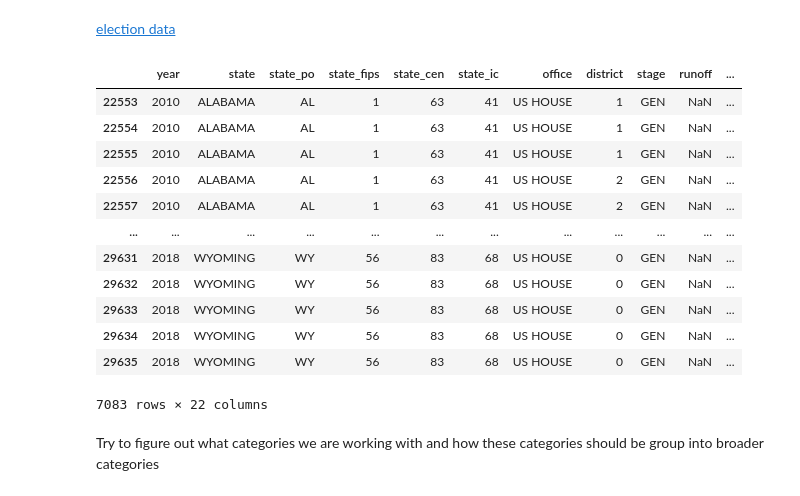
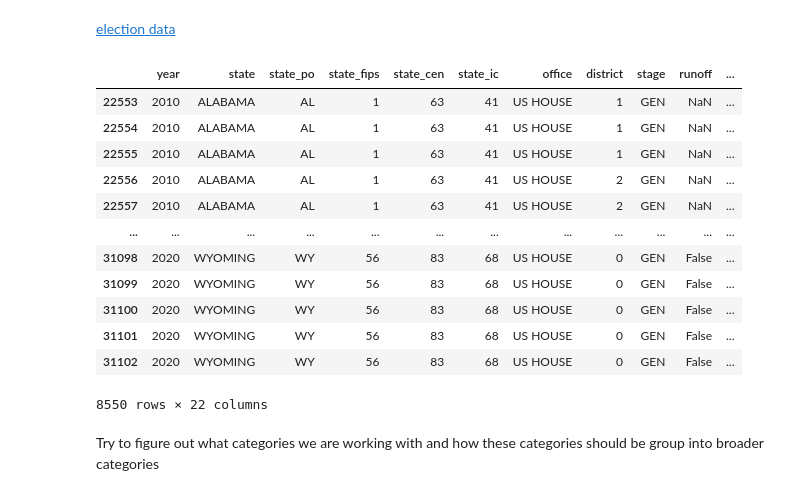
Before and after one commit to AndrewTrackim/cmsc320-final, a Jupyter notebook: final_tutorial.ipynb, the cells around one changed output. Saved outputs shown, nothing was run; the diff lists cells and outputs as text; code cells hidden in the pictures.

```diff
--- a/final_tutorial.ipynb
+++ b/final_tutorial.ipynb
@@ -45,31 +45,31 @@ house_data
 # %% [markdown]
 [election data](https://dataverse.harvard.edu/dataset.xhtml?persistentId=doi:10.7910/DVN/IG0UN2)
 # %%
-election_data = pd.read_csv('https://github.com/AndrewTrackim/cmsc320-final/raw/master/house-expenditure/1976-2020-house.csv')
+election_data = pd.read_csv('house-expenditure/1976-2020-house.csv')
 
 # filter out the years before 2009 and after 2018
 election_data = election_data[election_data['year'] >= 2009]
-election_data = election_data[election_data['year'] <= 2018]
+election_data = election_data[election_data['year'] <= 2020]
 
 #split candidate names into first and last
 election_data['first_name'] = election_data['candidate'].apply(lambda x: x.split(' ')[0])
 election_data['last_name'] = election_data['candidate'].apply(lambda x: x.split(' ')[-1])
 
 election_data
 # %% [output]
 |  | year | state | state_po | state_fips | state_cen | state_ic | office | district | stage | runoff | ... |
 | 22553 | 2010 | ALABAMA | AL | 1 | 63 | 41 | US HOUSE | 1 | GEN | NaN | ... |
 | 22554 | 2010 | ALABAMA | AL | 1 | 63 | 41 | US HOUSE | 1 | GEN | NaN | ... |
 | 22555 | 2010 | ALABAMA | AL | 1 | 63 | 41 | US HOUSE | 1 | GEN | NaN | ... |
 | 22556 | 2010 | ALABAMA | AL | 1 | 63 | 41 | US HOUSE | 2 | GEN | NaN | ... |
 | 22557 | 2010 | ALABAMA | AL | 1 | 63 | 41 | US HOUSE | 2 | GEN | NaN | ... |
 | ... | ... | ... | ... | ... | ... | ... | ... | ... | ... | ... | ... |
-| 29631 | 2018 | WYOMING | WY | 56 | 83 | 68 | US HOUSE | 0 | GEN | NaN | ... |
-| 29632 | 2018 | WYOMING | WY | 56 | 83 | 68 | US HOUSE | 0 | GEN | NaN | ... |
-| 29633 | 2018 | WYOMING | WY | 56 | 83 | 68 | US HOUSE | 0 | GEN | NaN | ... |
-| 29634 | 2018 | WYOMING | WY | 56 | 83 | 68 | US HOUSE | 0 | GEN | NaN | ... |
-| 29635 | 2018 | WYOMING | WY | 56 | 83 | 68 | US HOUSE | 0 | GEN | NaN | ... |
+| 31098 | 2020 | WYOMING | WY | 56 | 83 | 68 | US HOUSE | 0 | GEN | False | ... |
+| 31099 | 2020 | WYOMING | WY | 56 | 83 | 68 | US HOUSE | 0 | GEN | False | ... |
+| 31100 | 2020 | WYOMING | WY | 56 | 83 | 68 | US HOUSE | 0 | GEN | False | ... |
+| 31101 | 2020 | WYOMING | WY | 56 | 83 | 68 | US HOUSE | 0 | GEN | False | ... |
+| 31102 | 2020 | WYOMING | WY | 56 | 83 | 68 | US HOUSE | 0 | GEN | False | ... |
-7083 rows × 22 columns
+8550 rows × 22 columns
 # %% [markdown]
 Try to figure out what categories we are working with and how these categories should be group into broader categories
 # %%
```
Also changed, not shown: parts of 11 cells of this notebook.
